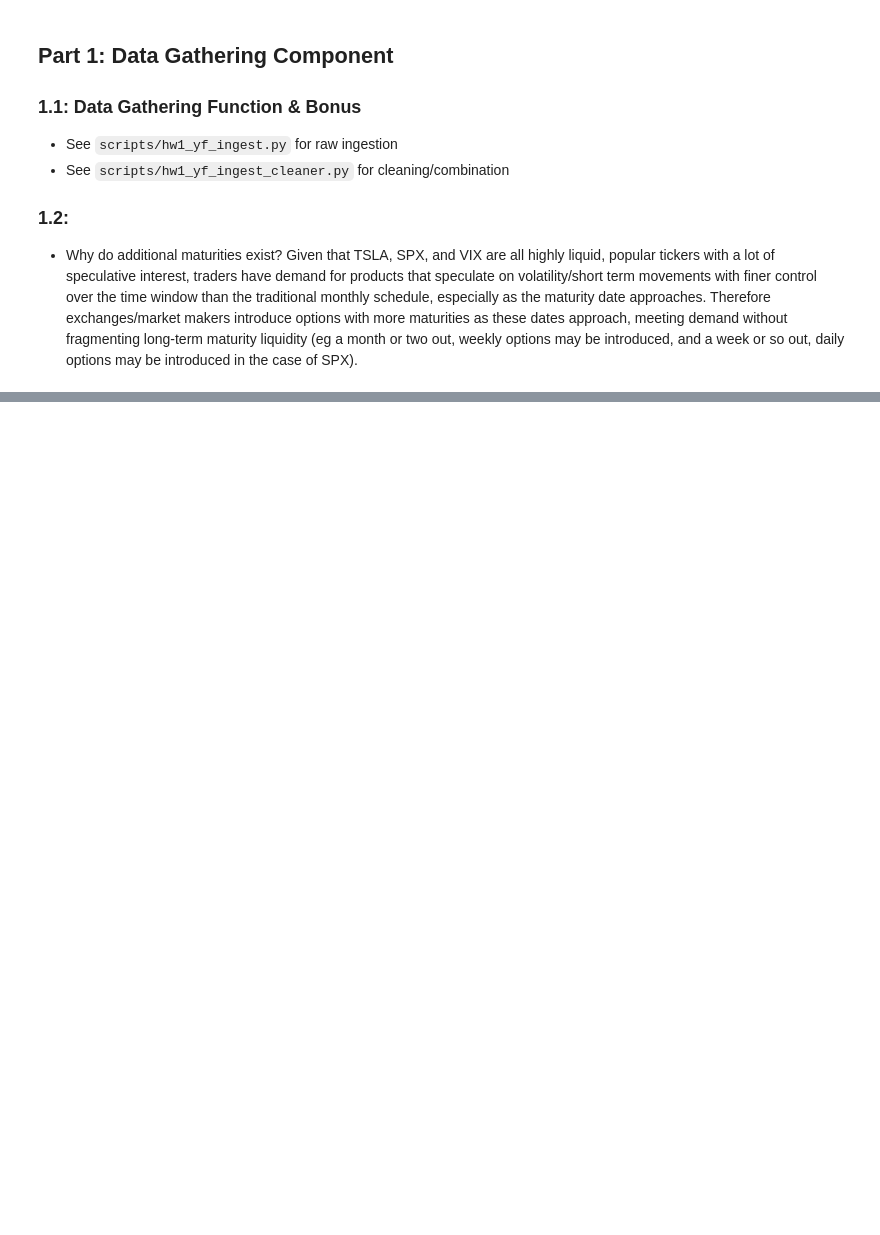
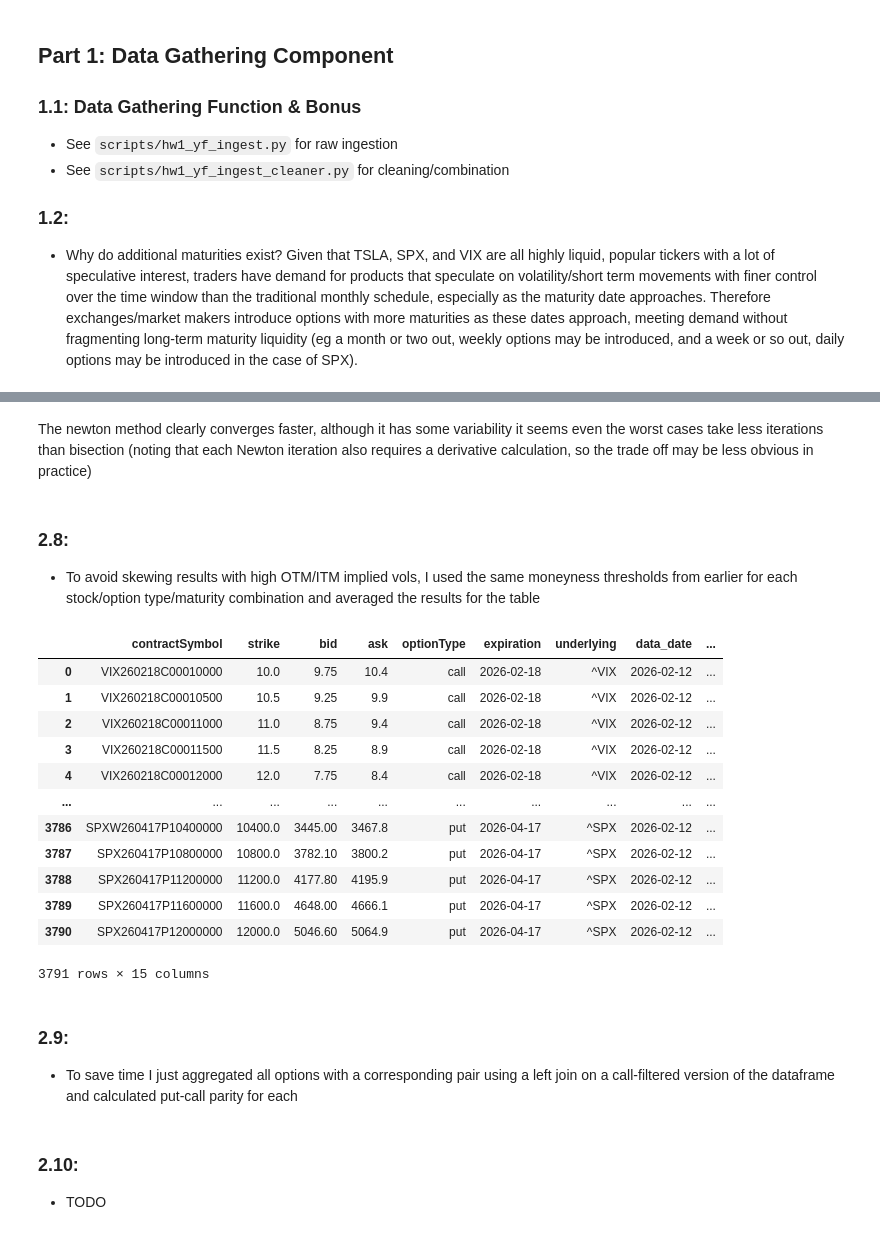
Before and after one commit to ciangahan/FE621, a Jupyter notebook: notebooks/hw1.ipynb, the cells around one changed output, grey strips where cells are left out. Cells and saved outputs as stored; diff of their text form; code cells hidden in the pictures; blank space fills up the shorter version.

```diff
--- a/notebooks/hw1.ipynb
+++ b/notebooks/hw1.ipynb
@@ -59,0 +227,24 @@ print(options.head())
+# %% [markdown]
+The newton method clearly converges faster, although it has some variability it seems even the worst cases take less iterations than bisection (noting that each Newton iteration also requires a derivative calculation, so the trade off may be less obvious in practice)
+# %% [markdown]
+### 2.8:
+- To avoid skewing results with high OTM/ITM implied vols, I used the same moneyness thresholds from earlier for each stock/option type/maturity combination and averaged the results for the table
+# %%
+data1
+# %% [output]
+|  | contractSymbol | strike | bid | ask | optionType | expiration | underlying | data_date | ... |
+| 0 | VIX260218C00010000 | 10.0 | 9.75 | 10.4 | call | 2026-02-18 | ^VIX | 2026-02-12 | ... |
+| 1 | VIX260218C00010500 | 10.5 | 9.25 | 9.9 | call | 2026-02-18 | ^VIX | 2026-02-12 | ... |
+| 2 | VIX260218C00011000 | 11.0 | 8.75 | 9.4 | call | 2026-02-18 | ^VIX | 2026-02-12 | ... |
+| 3 | VIX260218C00011500 | 11.5 | 8.25 | 8.9 | call | 2026-02-18 | ^VIX | 2026-02-12 | ... |
+| 4 | VIX260218C00012000 | 12.0 | 7.75 | 8.4 | call | 2026-02-18 | ^VIX | 2026-02-12 | ... |
+| ... | ... | ... | ... | ... | ... | ... | ... | ... | ... |
+| 3786 | SPXW260417P10400000 | 10400.0 | 3445.00 | 3467.8 | put | 2026-04-17 | ^SPX | 2026-02-12 | ... |
+| 3787 | SPX260417P10800000 | 10800.0 | 3782.10 | 3800.2 | put | 2026-04-17 | ^SPX | 2026-02-12 | ... |
+| 3788 | SPX260417P11200000 | 11200.0 | 4177.80 | 4195.9 | put | 2026-04-17 | ^SPX | 2026-02-12 | ... |
+| 3789 | SPX260417P11600000 | 11600.0 | 4648.00 | 4666.1 | put | 2026-04-17 | ^SPX | 2026-02-12 | ... |
+| 3790 | SPX260417P12000000 | 12000.0 | 5046.60 | 5064.9 | put | 2026-04-17 | ^SPX | 2026-02-12 | ... |
+3791 rows × 15 columns
+# %% [markdown]
+### 2.9:
+- To save time I just aggregated all options with a corresponding pair using a left join on a call-filtered version of the dataframe and calculated put-call parity for each
@@ -59,0 +257,3 @@ print(options.head())
+# %% [markdown]
+### 2.10:
+- TODO
```
Also changed, not shown: parts of 18 cells of this notebook, 6 other files.
